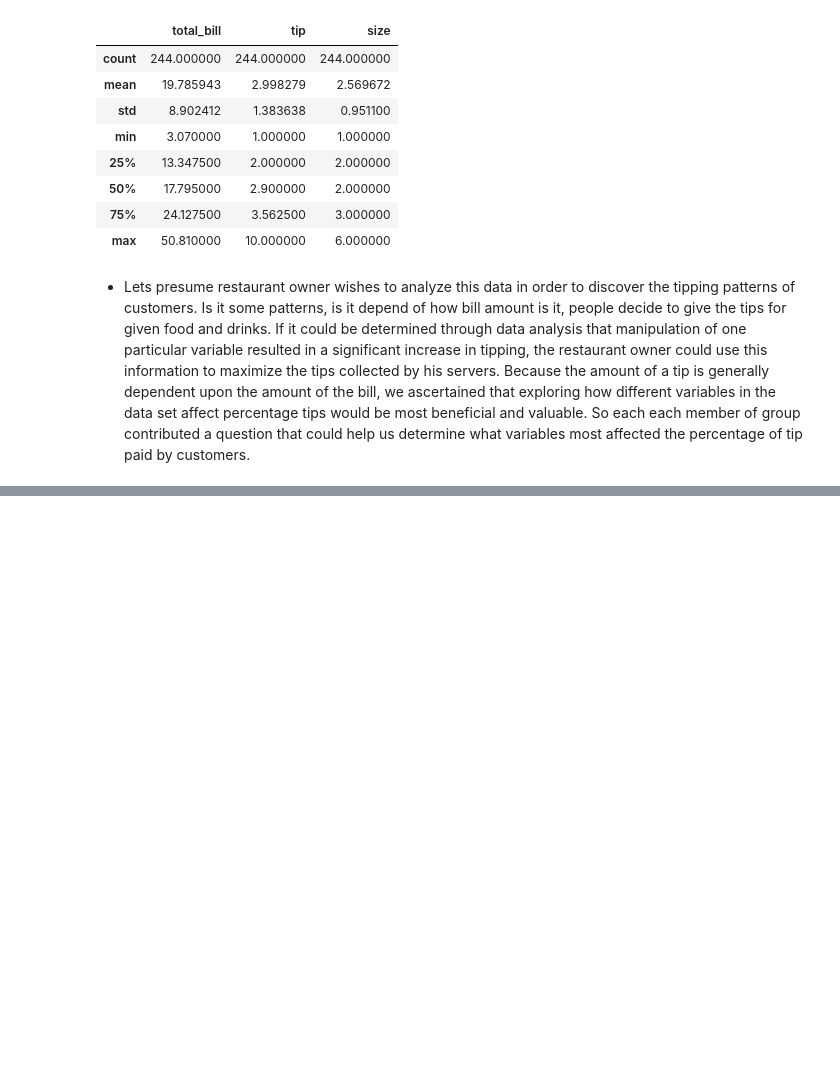
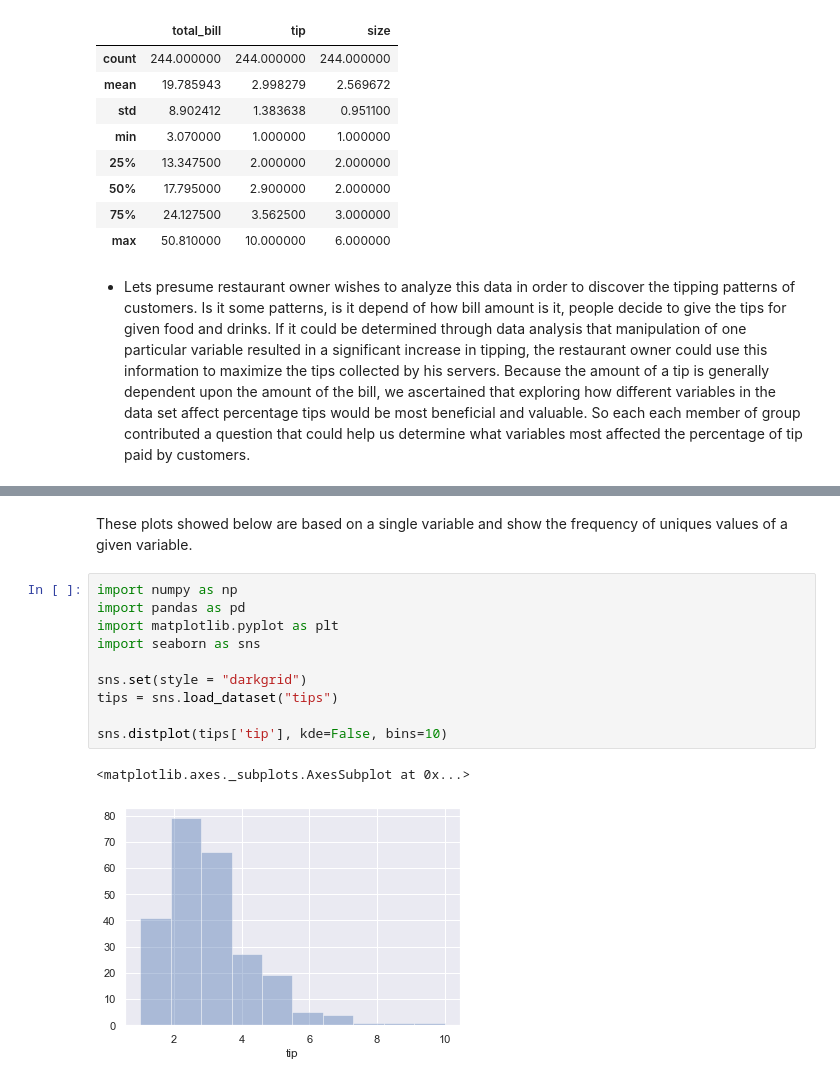
Before and after one commit to rituteval/Fundamentals-assesments, a Jupyter notebook: Tips data set.ipynb, the cells around one changed output, grey strips where cells are left out. Drawn from its saved outputs; the diff is of its cells as text; blank space fills up the shorter version.

Commit message:
Added Histogram for Tips data set

```diff
--- a/Tips data set.ipynb
+++ b/Tips data set.ipynb
@@ -181,0 +177,15 @@ tips.tail()
+# %% [markdown]
+These plots showed below are based on a single variable and show the frequency of uniques values of a given variable.
+# %%
+import numpy as np
+import pandas as pd
+import matplotlib.pyplot as plt
+import seaborn as sns
+
+sns.set(style = "darkgrid")
+tips = sns.load_dataset("tips")
+
+sns.distplot(tips['tip'], kde=False, bins=10)
+# %% [output]
+<matplotlib.axes._subplots.AxesSubplot at 0x...>
+[figure, added]
```
Also changed, not shown: parts of 2 cells of this notebook.
